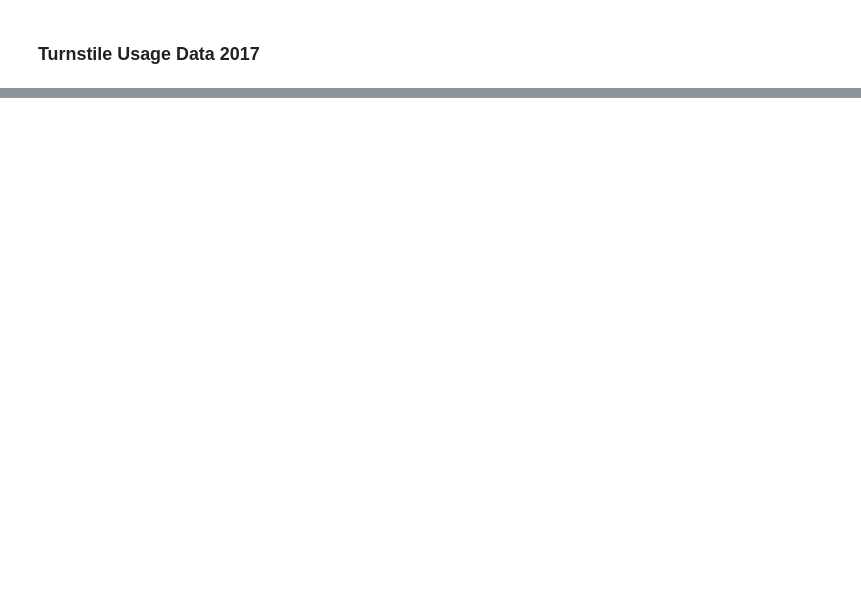
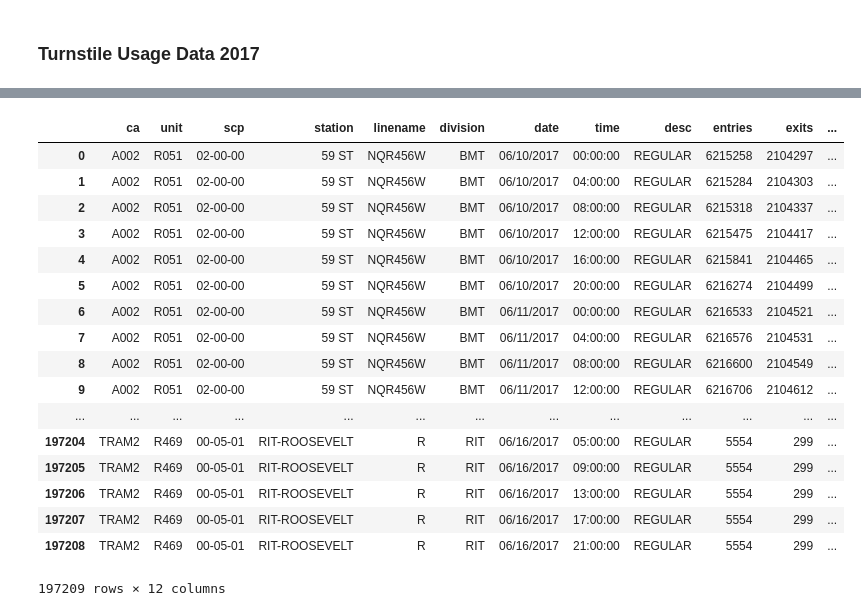
Before and after one commit to everling-prime/benson, a Jupyter notebook: exploration_ML.ipynb, the cells around one changed output, grey strips where cells are left out. Drawn from its saved outputs; the diff is of its cells as text; code cells hidden in the pictures; blank space fills up the shorter version.

```diff
--- a/exploration_ML.ipynb
+++ b/exploration_ML.ipynb
@@ -99,5 +185,26 @@ nyc_turnstile_2017[nyc_turnstile_2017['exits_diff'] > 10**5] = np.nan
 # Make a Datetime Column
 nyc_turnstile_2017['dtime'] = nyc_turnstile_2017['date'] + ' ' + nyc_turnstile_2017['time']
 nyc_turnstile_2017['dtime'] = pd.to_datetime(nyc_turnstile_2017['dtime'], format='%m/%d/%Y %H:%M:%S')
+# %%
+nyc_turnstile_2017
+# %% [output]
+|  | ca | unit | scp | station | linename | division | date | time | desc | entries | exits | ... |
+| 0 | A002 | R051 | 02-00-00 | 59 ST | NQR456W | BMT | 06/10/2017 | 00:00:00 | REGULAR | 6215258 | 2104297 | ... |
+| 1 | A002 | R051 | 02-00-00 | 59 ST | NQR456W | BMT | 06/10/2017 | 04:00:00 | REGULAR | 6215284 | 2104303 | ... |
+| 2 | A002 | R051 | 02-00-00 | 59 ST | NQR456W | BMT | 06/10/2017 | 08:00:00 | REGULAR | 6215318 | 2104337 | ... |
+| 3 | A002 | R051 | 02-00-00 | 59 ST | NQR456W | BMT | 06/10/2017 | 12:00:00 | REGULAR | 6215475 | 2104417 | ... |
+| 4 | A002 | R051 | 02-00-00 | 59 ST | NQR456W | BMT | 06/10/2017 | 16:00:00 | REGULAR | 6215841 | 2104465 | ... |
+| 5 | A002 | R051 | 02-00-00 | 59 ST | NQR456W | BMT | 06/10/2017 | 20:00:00 | REGULAR | 6216274 | 2104499 | ... |
+| 6 | A002 | R051 | 02-00-00 | 59 ST | NQR456W | BMT | 06/11/2017 | 00:00:00 | REGULAR | 6216533 | 2104521 | ... |
+| 7 | A002 | R051 | 02-00-00 | 59 ST | NQR456W | BMT | 06/11/2017 | 04:00:00 | REGULAR | 6216576 | 2104531 | ... |
+| 8 | A002 | R051 | 02-00-00 | 59 ST | NQR456W | BMT | 06/11/2017 | 08:00:00 | REGULAR | 6216600 | 2104549 | ... |
+| 9 | A002 | R051 | 02-00-00 | 59 ST | NQR456W | BMT | 06/11/2017 | 12:00:00 | REGULAR | 6216706 | 2104612 | ... |
+| ... | ... | ... | ... | ... | ... | ... | ... | ... | ... | ... | ... | ... |
+| 197204 | TRAM2 | R469 | 00-05-01 | RIT-ROOSEVELT | R | RIT | 06/16/2017 | 05:00:00 | REGULAR | 5554 | 299 | ... |
+| 197205 | TRAM2 | R469 | 00-05-01 | RIT-ROOSEVELT | R | RIT | 06/16/2017 | 09:00:00 | REGULAR | 5554 | 299 | ... |
+| 197206 | TRAM2 | R469 | 00-05-01 | RIT-ROOSEVELT | R | RIT | 06/16/2017 | 13:00:00 | REGULAR | 5554 | 299 | ... |
+| 197207 | TRAM2 | R469 | 00-05-01 | RIT-ROOSEVELT | R | RIT | 06/16/2017 | 17:00:00 | REGULAR | 5554 | 299 | ... |
+| 197208 | TRAM2 | R469 | 00-05-01 | RIT-ROOSEVELT | R | RIT | 06/16/2017 | 21:00:00 | REGULAR | 5554 | 299 | ... |
+197209 rows × 12 columns
 # %%
 # plot one sample timeseries
```
Also changed, not shown: parts of 15 cells of this notebook.
